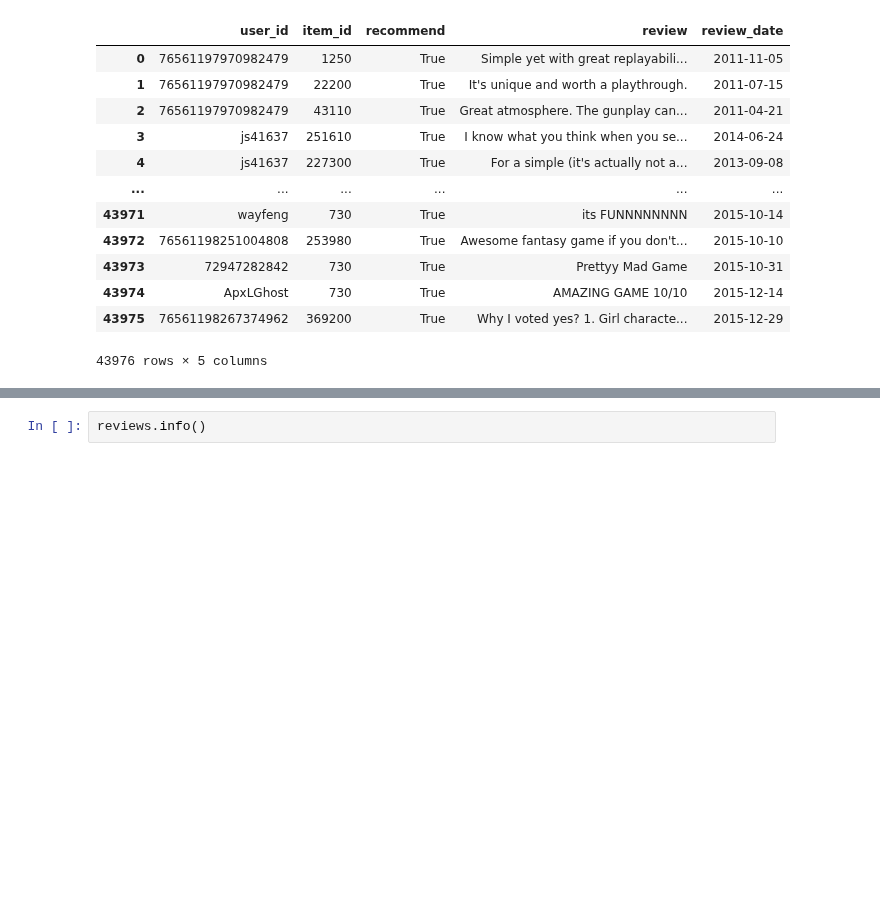
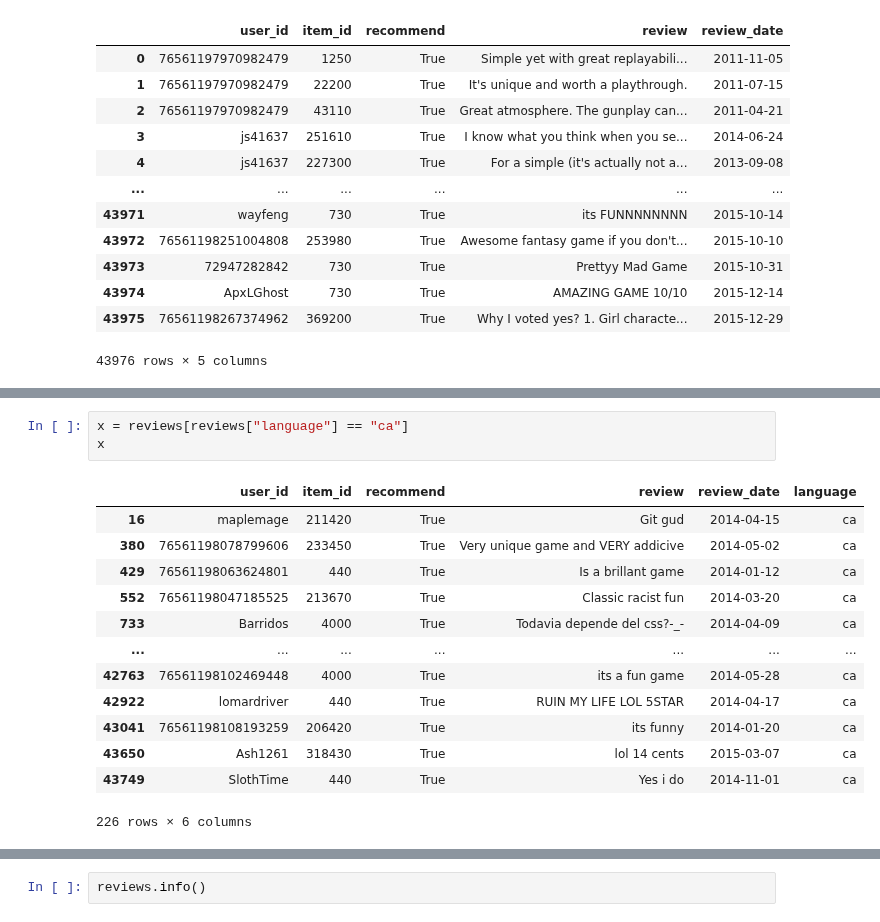
Before and after one commit to DaAnMaGi/PI_ML_OPS, a Jupyter notebook: formulacion/formulacion_datos.ipynb, the cells around one changed output, grey strips where cells are left out. Drawn from its saved outputs; the diff is of its cells as text; blank space fills up the shorter version.

```diff
--- a/formulacion/formulacion_datos.ipynb
+++ b/formulacion/formulacion_datos.ipynb
@@ -128,0 +194,17 @@ ModuleNotFoundError: ignored
+# %%
+x = reviews[reviews["language"] == "ca"]
+x
+# %% [output]
+|  | user_id | item_id | recommend | review | review_date | language |
+| 16 | maplemage | 211420 | True | Git gud | 2014-04-15 | ca |
+| 380 | 76561198078799606 | 233450 | True | Very unique game and VERY addicive | 2014-05-02 | ca |
+| 429 | 76561198063624801 | 440 | True | Is a brillant game | 2014-01-12 | ca |
+| 552 | 76561198047185525 | 213670 | True | Classic racist fun | 2014-03-20 | ca |
+| 733 | Barridos | 4000 | True | Todavia depende del css?-_- | 2014-04-09 | ca |
+| ... | ... | ... | ... | ... | ... | ... |
+| 42763 | 76561198102469448 | 4000 | True | its a fun game | 2014-05-28 | ca |
+| 42922 | lomardriver | 440 | True | RUIN MY LIFE LOL 5STAR | 2014-04-17 | ca |
+| 43041 | 76561198108193259 | 206420 | True | its funny | 2014-01-20 | ca |
+| 43650 | Ash1261 | 318430 | True | lol 14 cents | 2015-03-07 | ca |
+| 43749 | SlothTime | 440 | True | Yes i do | 2014-11-01 | ca |
+226 rows × 6 columns
```
Also changed, not shown: parts of 17 cells of this notebook.
